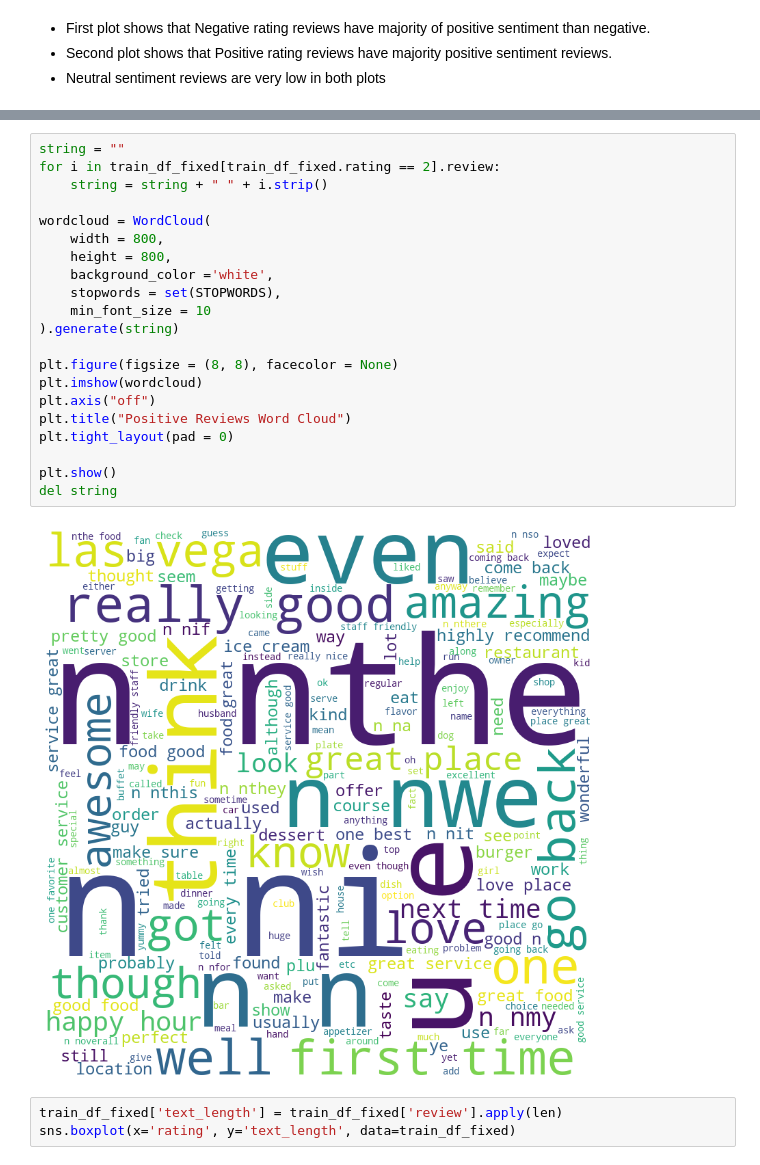
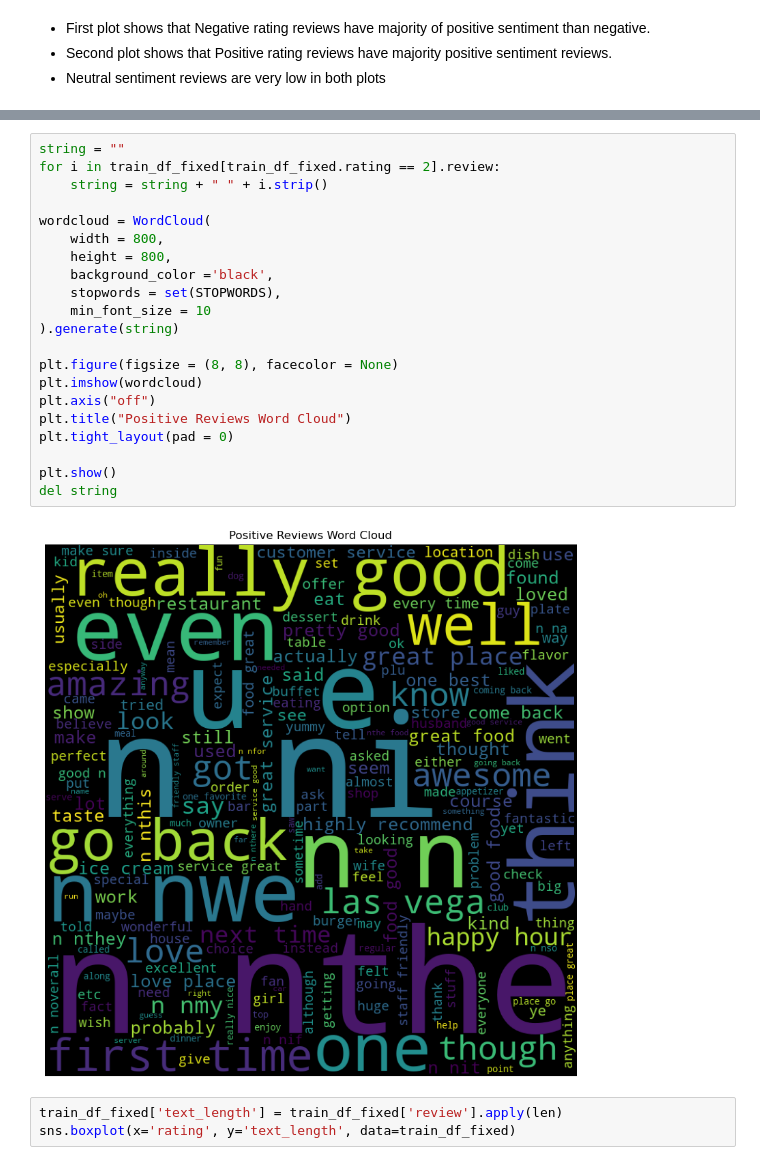
Before and after one commit to ddurgoji/yelp-reviews-capstone-project-ucb-ml-ai, a Jupyter notebook: yelp-reviews-capstone-ucb-mlai.ipynb, the cells around one changed output, grey strips where cells are left out. Drawn from its saved outputs; the diff is of its cells as text.

```diff
--- a/yelp-reviews-capstone-ucb-mlai.ipynb
+++ b/yelp-reviews-capstone-ucb-mlai.ipynb
@@ -458,26 +459,26 @@ KeyboardInterrupt:
 # %%
 string = ""
 for i in train_df_fixed[train_df_fixed.rating == 2].review:
     string = string + " " + i.strip()
 
 wordcloud = WordCloud(
     width = 800,
     height = 800,
-    background_color ='white',
+    background_color ='black',
     stopwords = set(STOPWORDS),
     min_font_size = 10
 ).generate(string)
 
 plt.figure(figsize = (8, 8), facecolor = None)
 plt.imshow(wordcloud)
 plt.axis("off")
 plt.title("Positive Reviews Word Cloud")
 plt.tight_layout(pad = 0)
 
 plt.show()
 del string
 # %% [output]
-[figure, old version]
+[figure, new version]
 # %%
 train_df_fixed['text_length'] = train_df_fixed['review'].apply(len)
 sns.boxplot(x='rating', y='text_length', data=train_df_fixed)
```
Also changed, not shown: parts of 47 cells of this notebook, 3 other files.
